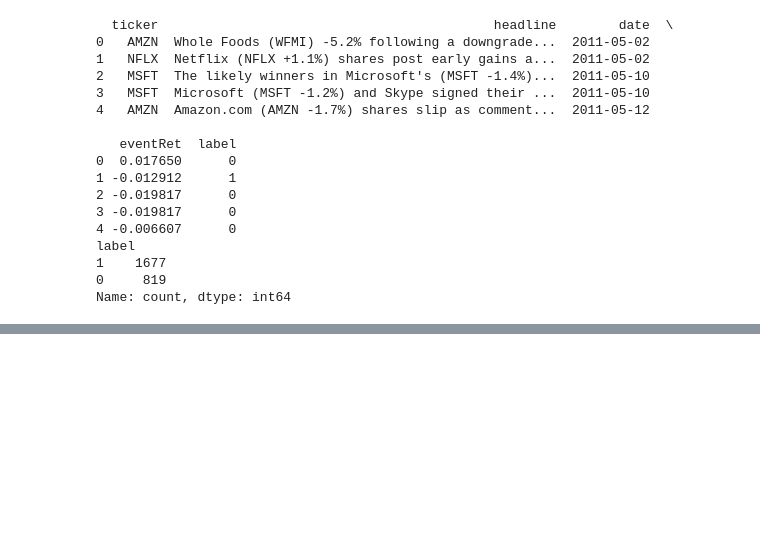
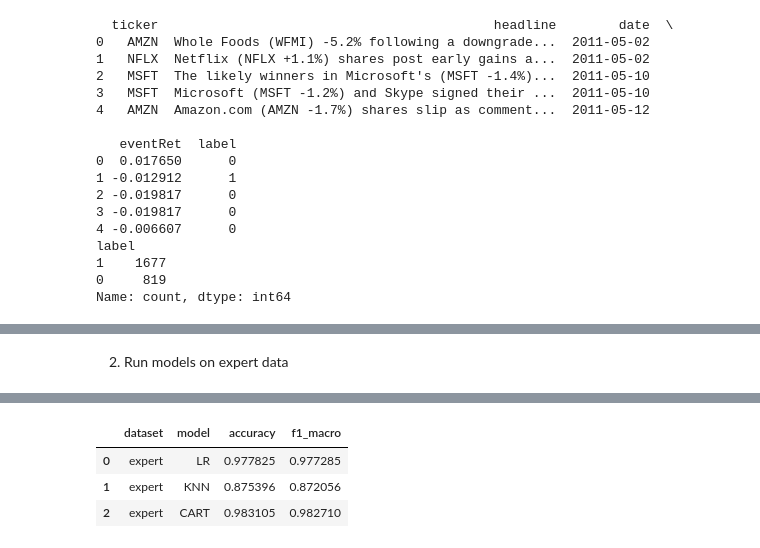
Before and after one commit to Jeandeng47/earnings-alpha, a Jupyter notebook: notebooks/final.ipynb, the cells around one changed output, grey strips where cells are left out. Drawn from its saved outputs; the diff is of its cells as text; code cells hidden in the pictures; blank space fills up the shorter version.

```diff
--- a/notebooks/final.ipynb
+++ b/notebooks/final.ipynb
@@ -353,12 +353,12 @@ X_test_vec  = tfidf.transform(X_test)
 models = [
     ("LR", LogisticRegression(
         max_iter=1000,
-        n_jobs=-1,
+        n_jobs=1,
         class_weight="balanced"
     )),
     ("KNN", KNeighborsClassifier(
         n_neighbors=5,            # k = 5
-        n_jobs=-1
+        n_jobs=1
     )),
     ("CART", DecisionTreeClassifier(
         max_depth=None,
@@ -367,6 +367,7 @@ models = [
     )),
 ]
 
+results = []
 for name, clf in models:
     print("=" * 50)
     print(f"Model: {name}")
@@ -376,6 +377,18 @@ for name, clf in models:
     print("Accuracy:", accuracy_score(y_test, y_pred))
     print("Confusion matrix:\n", confusion_matrix(y_test, y_pred))
     print(classification_report(y_test, y_pred, digits=4))
+
+    acc = accuracy_score(y_test, y_pred)
+    report = classification_report(y_test, y_pred, output_dict=True)
+    f1_macro = report["macro avg"]["f1-score"]
+    results.append({
+        "model": name,
+        "accuracy": acc,
+        "f1_macro": f1_macro
+    })
+
+results_df = pd.DataFrame(results)
+results_df
 # %% [output]
 ==================================================
 Model: LR
@@ -398,0 +469,47 @@ weighted avg     0.5953    0.6040    0.5992       250
+# %% [markdown]
+2. Run models on expert data
+# %%
+models_e = [
+    ("LR", LogisticRegression(
+        max_iter=1000,
+        n_jobs=1,
+        class_weight="balanced"
+    )),
+    ("KNN", KNeighborsClassifier(
+        n_neighbors=5,
+        n_jobs=1
+    )),
+    ("CART", DecisionTreeClassifier(
+        max_depth=None,
+        random_state=42,
+        class_weight="balanced"
+    )),
+]
+
+results_expert = []
+
+for name, clf in models_e:
+    print("=" * 50)
+    print(f"[Expert] Model: {name}")
+
+    clf.fit(X_train_vec_e, y_train_e)
+    y_pred_e = clf.predict(X_test_vec_e)
+
+    acc = accuracy_score(y_test_e, y_pred_e)
+    print("Accuracy:", acc)
+    print("Confusion matrix:\n", confusion_matrix(y_test_e, y_pred_e))
+    print(classification_report(y_test_e, y_pred_e, digits=4))
+
+    report = classification_report(y_test_e, y_pred_e, output_dict=True)
+    f1_macro = report["macro avg"]["f1-score"]
+
+    results_expert.append({
+        "dataset": "expert",
+        "model": name,
+        "accuracy": acc,
+        "f1_macro": f1_macro
+    })
+
+results_expert_df = pd.DataFrame(results_expert)
+results_expert_df
+# %% [output]
@@ -398,0 +533,4 @@ weighted avg     0.5953    0.6040    0.5992       250
+|  | dataset | model | accuracy | f1_macro |
+| 0 | expert | LR | 0.977825 | 0.977285 |
+| 1 | expert | KNN | 0.875396 | 0.872056 |
+| 2 | expert | CART | 0.983105 | 0.982710 |
```
Also changed, not shown: parts of 7 cells of this notebook, 1 other file.
